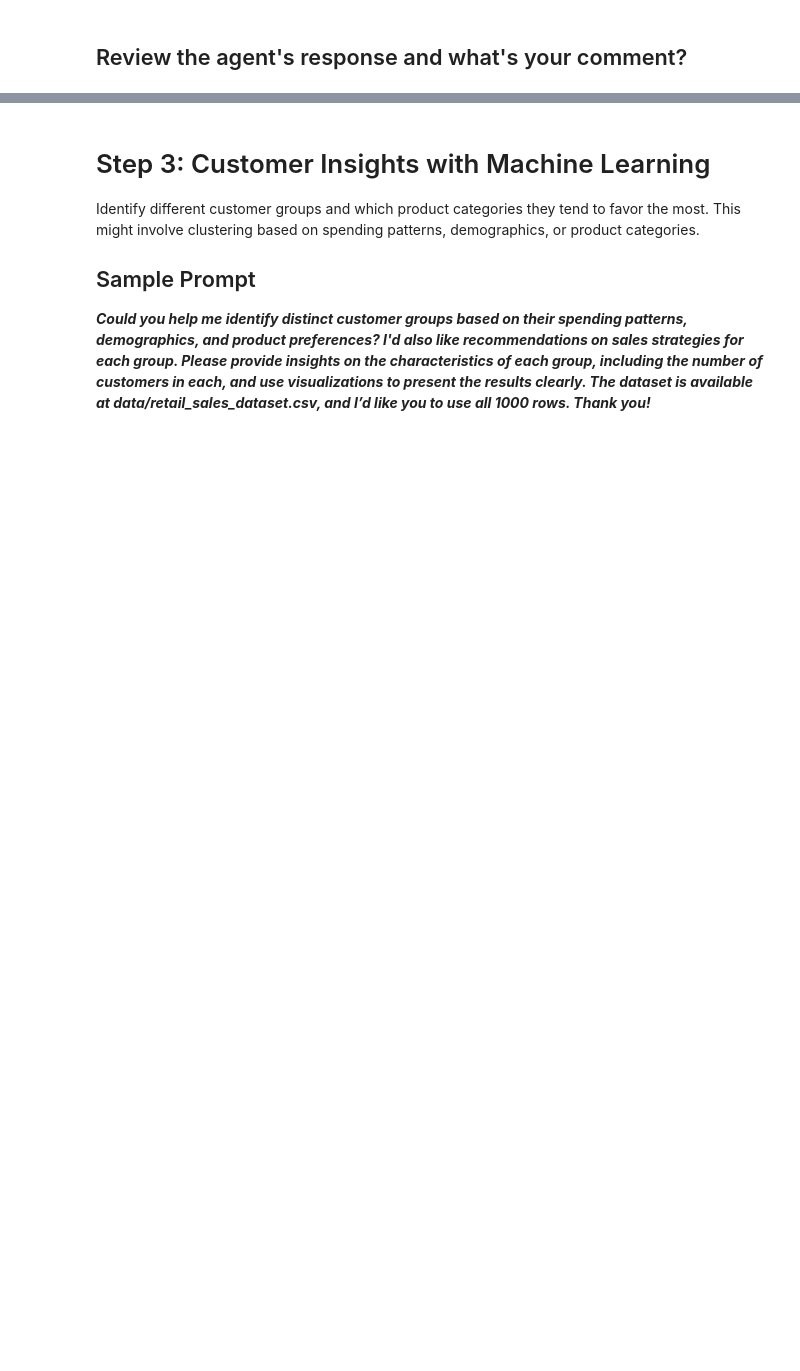
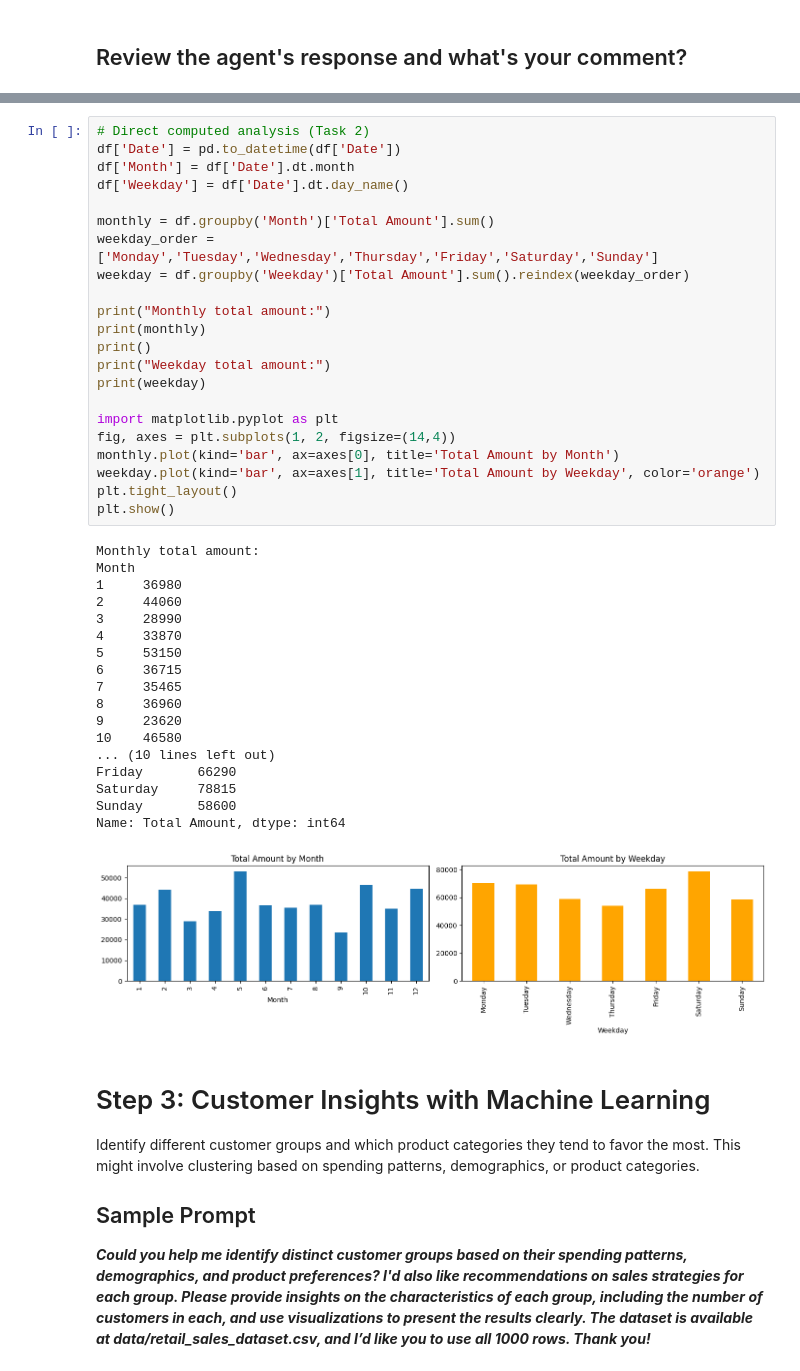
Before and after one commit to Rohit-Aroonslam/Prompt-Engineering-Assignments, a Jupyter notebook: M2_Assignment_Data_Analysis_with_LLM.ipynb, the cells around one changed output, grey strips where cells are left out. Drawn from its saved outputs; the diff is of its cells as text; blank space fills up the shorter version.

```diff
--- a/M2_Assignment_Data_Analysis_with_LLM.ipynb
+++ b/M2_Assignment_Data_Analysis_with_LLM.ipynb
@@ -229,3 +246,44 @@ To further analyze the data, we can look into specific trends such as seasonal p
+# %%
+# Direct computed analysis (Task 2)
+df['Date'] = pd.to_datetime(df['Date'])
+df['Month'] = df['Date'].dt.month
+df['Weekday'] = df['Date'].dt.day_name()
+
+monthly = df.groupby('Month')['Total Amount'].sum()
+weekday_order = ['Monday','Tuesday','Wednesday','Thursday','Friday','Saturday','Sunday']
+weekday = df.groupby('Weekday')['Total Amount'].sum().reindex(weekday_order)
+
+print("Monthly total amount:")
+print(monthly)
+print()
+print("Weekday total amount:")
+print(weekday)
+
+import matplotlib.pyplot as plt
+fig, axes = plt.subplots(1, 2, figsize=(14,4))
+monthly.plot(kind='bar', ax=axes[0], title='Total Amount by Month')
+weekday.plot(kind='bar', ax=axes[1], title='Total Amount by Weekday', color='orange')
+plt.tight_layout()
+plt.show()
+# %% [output]
+Monthly total amount:
+Month
+1     36980
+2     44060
+3     28990
+4     33870
+5     53150
+6     36715
+7     35465
+8     36960
+9     23620
+10    46580
+... (10 lines left out)
+Friday       66290
+Saturday     78815
+Sunday       58600
+Name: Total Amount, dtype: int64
+[figure, added]
 # %% [markdown]
 # Step 3: Customer Insights with Machine Learning
 Identify different customer groups and which product categories they tend to favor the most. This might involve clustering based on spending patterns, demographics, or product categories.
```
Also changed, not shown: parts of 31 cells of this notebook.
